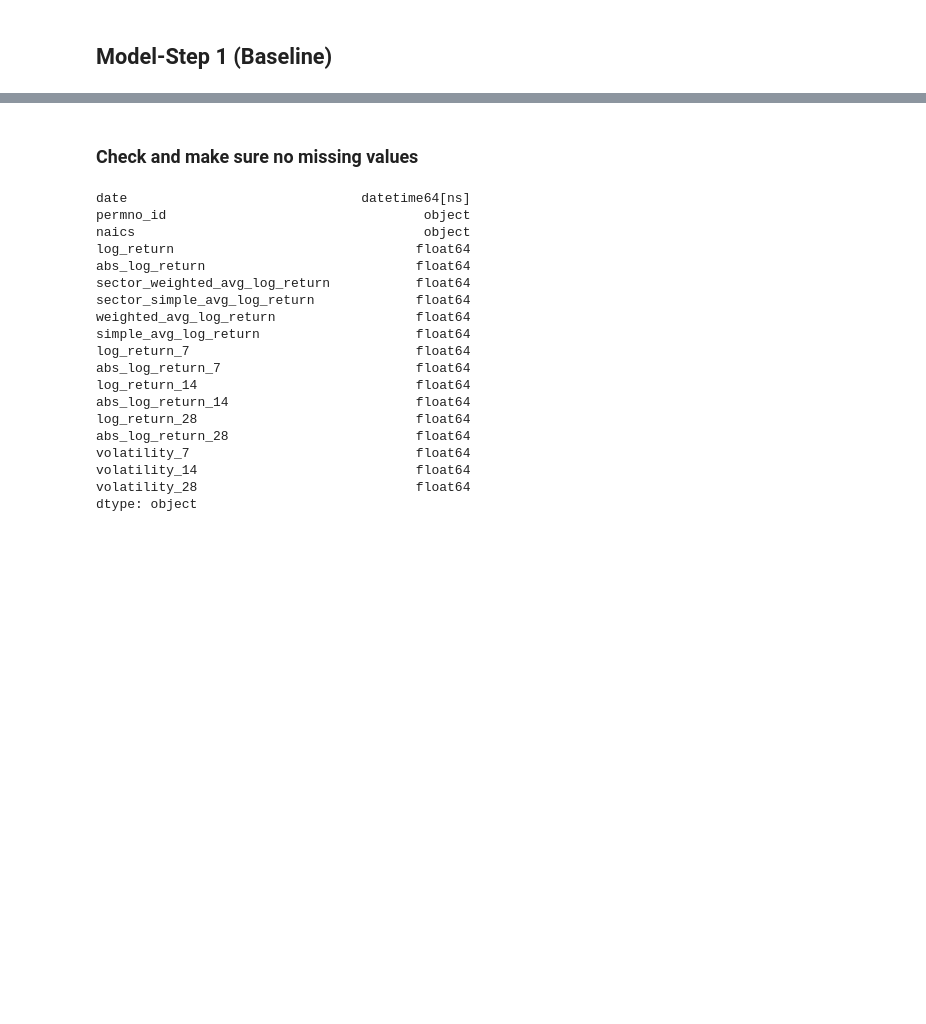
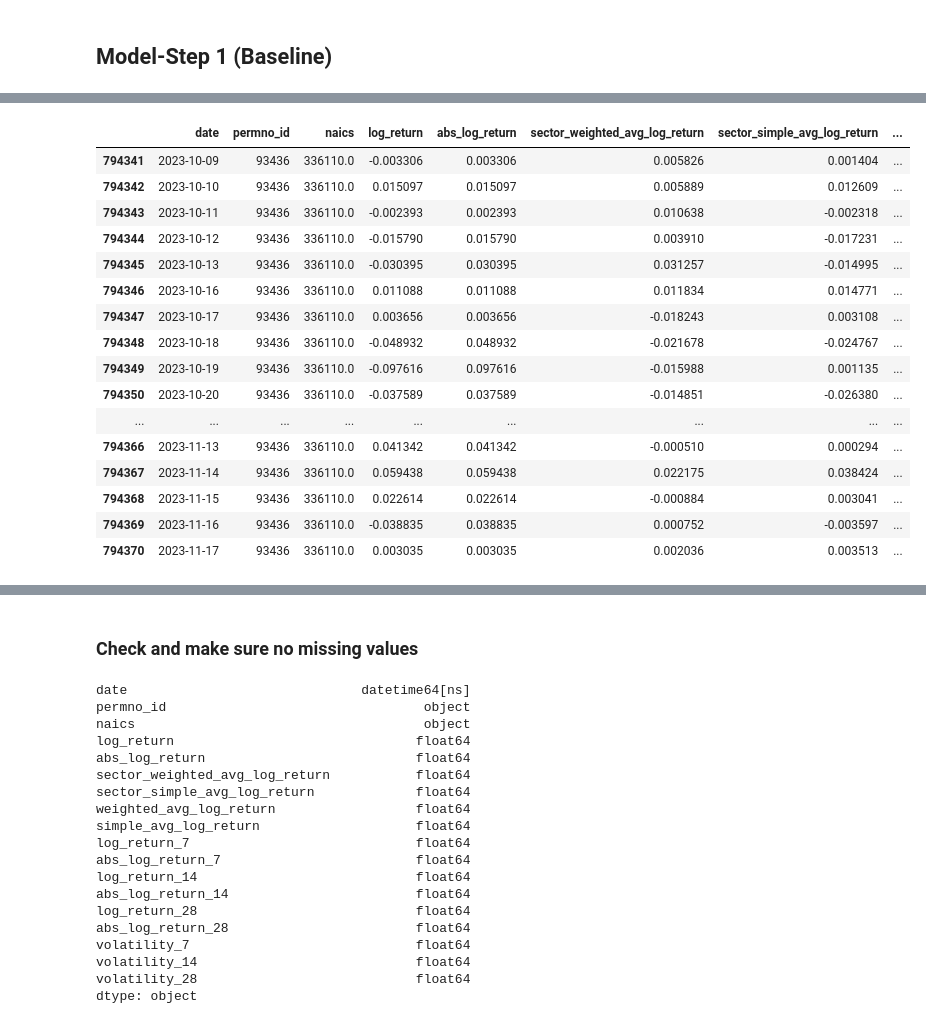
Before and after one commit to Shuo-Wang-UCBerkeley/VIP, a Jupyter notebook: src/shuo/Embedding-S&P_Step_1.ipynb, the cells around one changed output, grey strips where cells are left out. Saved outputs shown, nothing was run; the diff lists cells and outputs as text; code cells hidden in the pictures; blank space fills up the shorter version.

```diff
--- a/src/shuo/Embedding-S&P_Step_1.ipynb
+++ b/src/shuo/Embedding-S&P_Step_1.ipynb
@@ -320 +325,23 @@ data[data_inf_rows]
+# %%
+# Remove the last 28 rows for each permno_id
+cleaned_data = remove_last_n_rows(data, 28)
+cleaned_data[-30:]
+# %% [output]
+|  | date | permno_id | naics | log_return | abs_log_return | sector_weighted_avg_log_return | sector_simple_avg_log_return | ... |
+| 794341 | 2023-10-09 | 93436 | 336110.0 | -0.003306 | 0.003306 | 0.005826 | 0.001404 | ... |
+| 794342 | 2023-10-10 | 93436 | 336110.0 | 0.015097 | 0.015097 | 0.005889 | 0.012609 | ... |
+| 794343 | 2023-10-11 | 93436 | 336110.0 | -0.002393 | 0.002393 | 0.010638 | -0.002318 | ... |
+| 794344 | 2023-10-12 | 93436 | 336110.0 | -0.015790 | 0.015790 | 0.003910 | -0.017231 | ... |
+| 794345 | 2023-10-13 | 93436 | 336110.0 | -0.030395 | 0.030395 | 0.031257 | -0.014995 | ... |
+| 794346 | 2023-10-16 | 93436 | 336110.0 | 0.011088 | 0.011088 | 0.011834 | 0.014771 | ... |
+| 794347 | 2023-10-17 | 93436 | 336110.0 | 0.003656 | 0.003656 | -0.018243 | 0.003108 | ... |
+| 794348 | 2023-10-18 | 93436 | 336110.0 | -0.048932 | 0.048932 | -0.021678 | -0.024767 | ... |
+| 794349 | 2023-10-19 | 93436 | 336110.0 | -0.097616 | 0.097616 | -0.015988 | 0.001135 | ... |
+| 794350 | 2023-10-20 | 93436 | 336110.0 | -0.037589 | 0.037589 | -0.014851 | -0.026380 | ... |
+| ... | ... | ... | ... | ... | ... | ... | ... | ... |
+| 794366 | 2023-11-13 | 93436 | 336110.0 | 0.041342 | 0.041342 | -0.000510 | 0.000294 | ... |
+| 794367 | 2023-11-14 | 93436 | 336110.0 | 0.059438 | 0.059438 | 0.022175 | 0.038424 | ... |
+| 794368 | 2023-11-15 | 93436 | 336110.0 | 0.022614 | 0.022614 | -0.000884 | 0.003041 | ... |
+| 794369 | 2023-11-16 | 93436 | 336110.0 | -0.038835 | 0.038835 | 0.000752 | -0.003597 | ... |
+| 794370 | 2023-11-17 | 93436 | 336110.0 | 0.003035 | 0.003035 | 0.002036 | 0.003513 | ... |
 # %%
```
Also changed, not shown: parts of 29 cells of this notebook.
